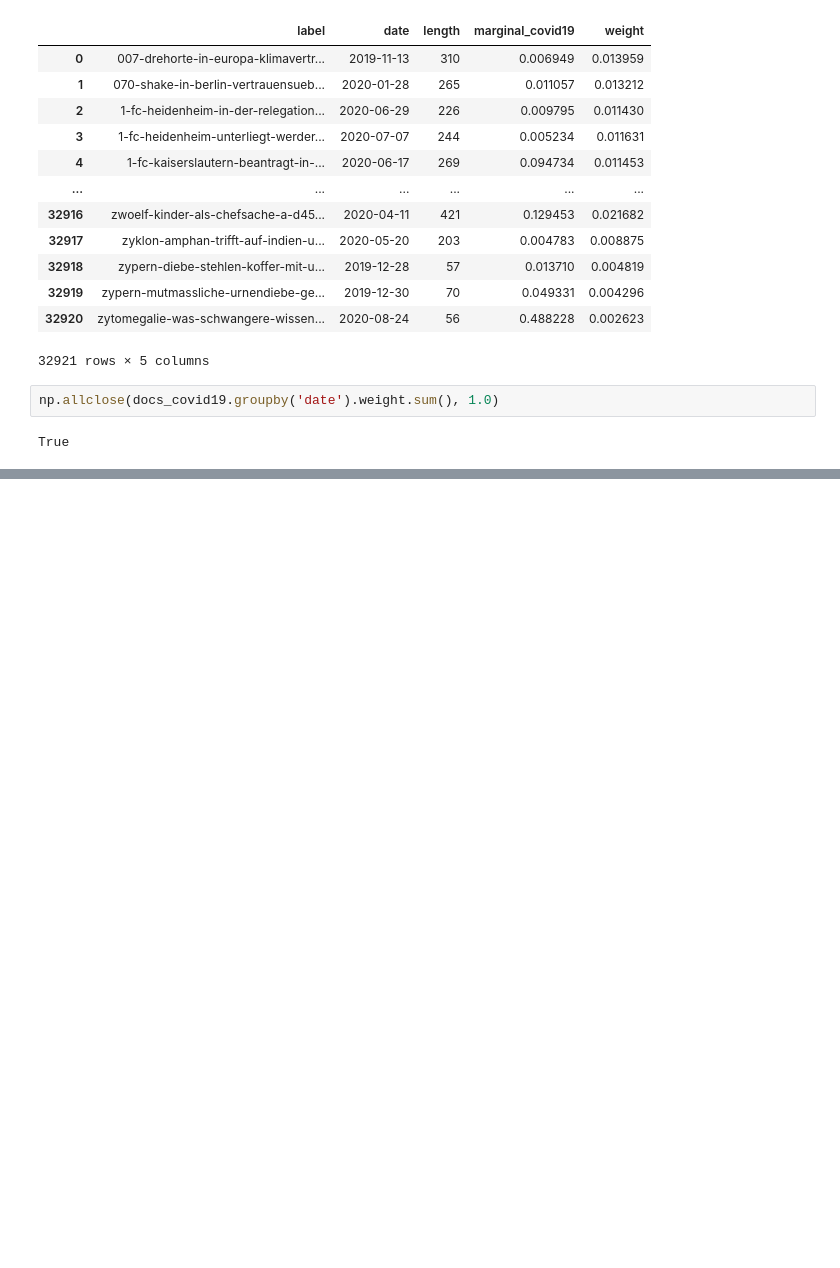
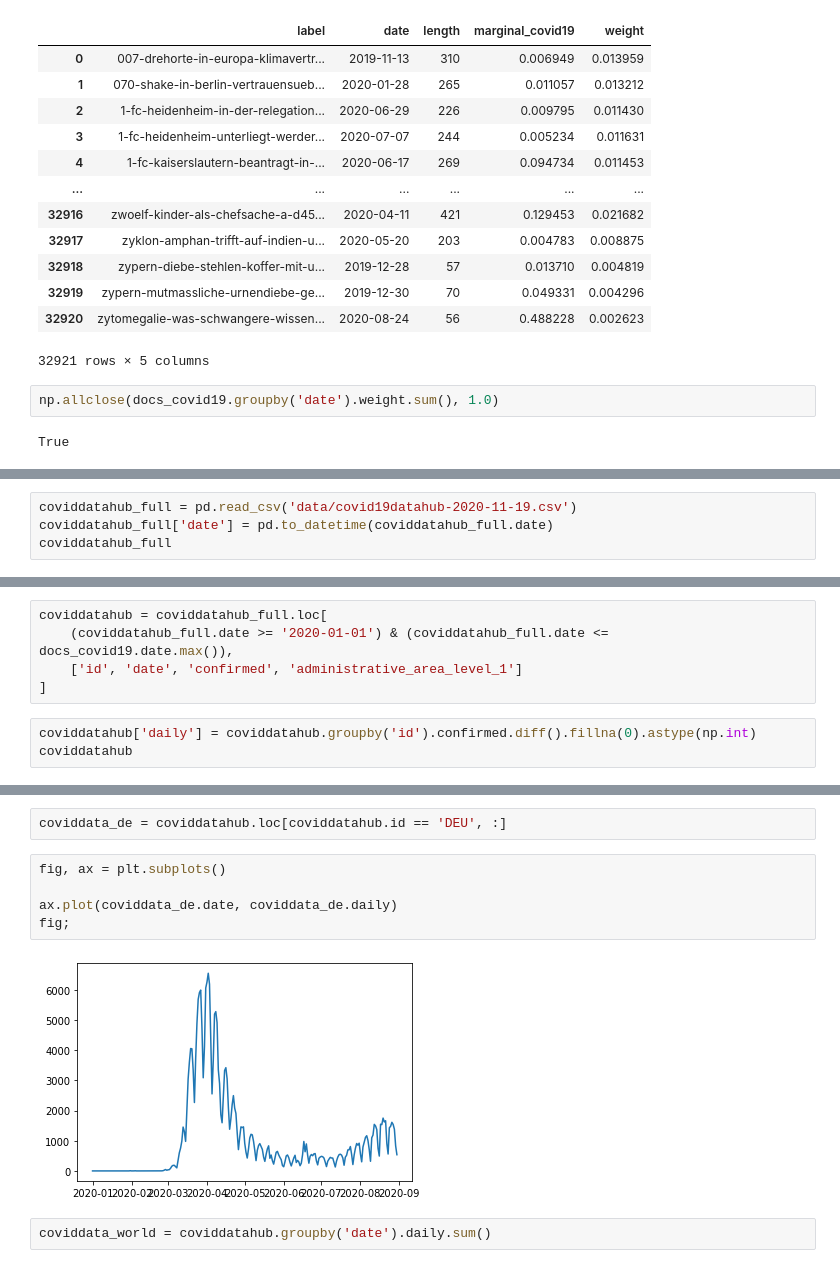
Before and after one commit to WZBSocialScienceCenter/tm_corona, a Jupyter notebook: tm_analysis.ipynb, the cells around one changed output, grey strips where cells are left out. Cells and saved outputs as stored; diff of their text form; blank space fills up the shorter version.

Commit message:
comparison w/ daily corona cases

```diff
--- a/tm_analysis.ipynb
+++ b/tm_analysis.ipynb
@@ -345,3 +327,7 @@ ax.plot(date_covid19.index, date_covid19)
 fig;
 # %% [output]
 [figure]
+# %%
+coviddatahub_full = pd.read_csv('data/covid19datahub-2020-11-19.csv')
+coviddatahub_full['date'] = pd.to_datetime(coviddatahub_full.date)
+coviddatahub_full
@@ -347,0 +348,8 @@ fig;
+# %%
+coviddatahub = coviddatahub_full.loc[
+    (coviddatahub_full.date >= '2020-01-01') & (coviddatahub_full.date <= docs_covid19.date.max()),
+    ['id', 'date', 'confirmed', 'administrative_area_level_1']
+]
+# %%
+coviddatahub['daily'] = coviddatahub.groupby('id').confirmed.diff().fillna(0).astype(np.int)
+coviddatahub
@@ -347,0 +370,11 @@ fig;
+# %%
+coviddata_de = coviddatahub.loc[coviddatahub.id == 'DEU', :]
+# %%
+fig, ax = plt.subplots()
+
+ax.plot(coviddata_de.date, coviddata_de.daily)
+fig;
+# %% [output]
+[figure, added]
+# %%
+coviddata_world = coviddatahub.groupby('date').daily.sum()
```
Also changed, not shown: parts of 12 cells of this notebook, 1 other file.
